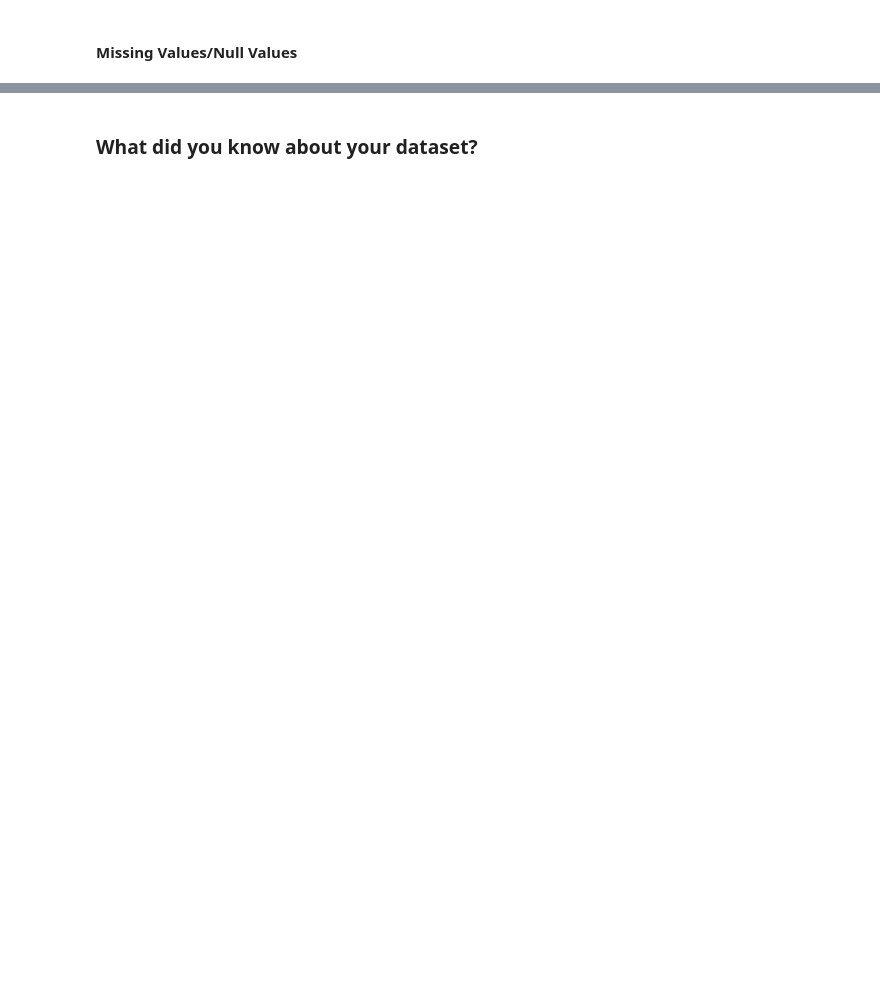
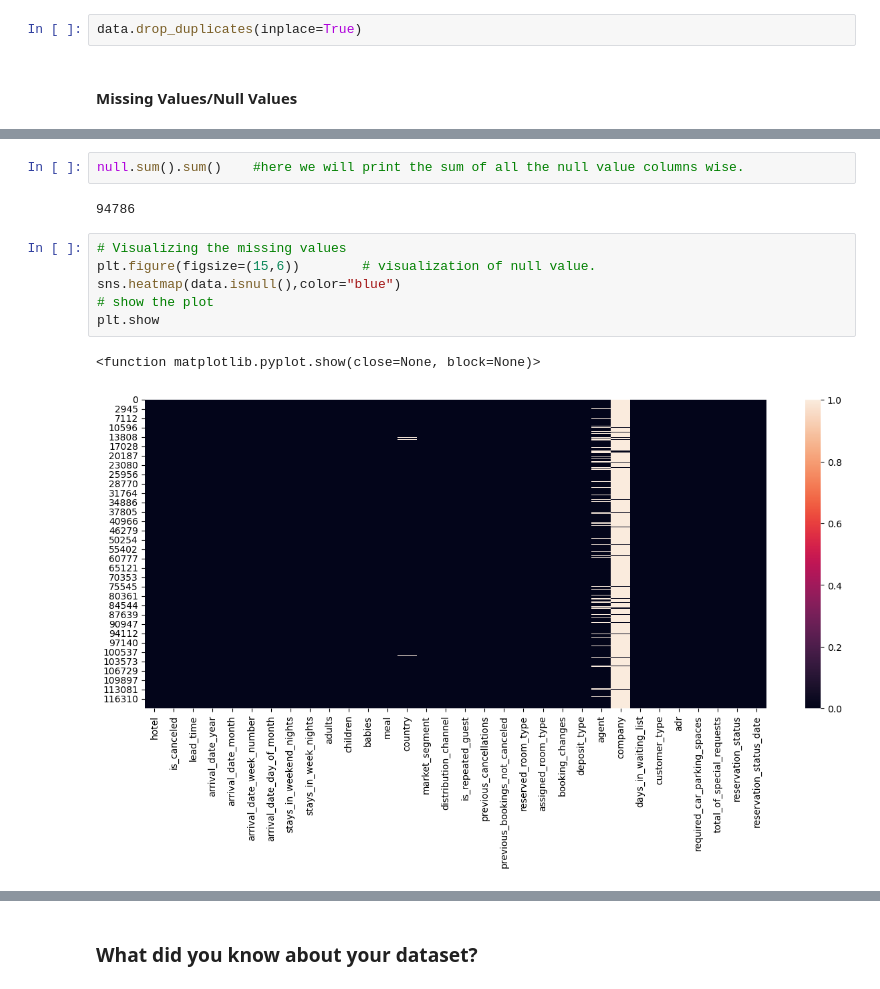
Before and after one commit to Priyamadke/hotel_an_project, a Jupyter notebook: hotel_capstone_project.ipynb, the cells around one changed output, grey strips where cells are left out. Saved outputs shown, nothing was run; the diff lists cells and outputs as text; blank space fills up the shorter version.

Commit message:
visualization completed

```diff
--- a/hotel_capstone_project.ipynb
+++ b/hotel_capstone_project.ipynb
@@ -140,3 +163,5 @@ the no.of columns are: 32
+# %%
+data.drop_duplicates(inplace=True)
 # %% [markdown]
 #### Missing Values/Null Values
 # %%
@@ -145,0 +205,13 @@ the no.of columns are: 32
+# %%
+null.sum().sum()    #here we will print the sum of all the null value columns wise.
+# %% [output]
+94786
+# %%
+# Visualizing the missing values
+plt.figure(figsize=(15,6))        # visualization of null value.
+sns.heatmap(data.isnull(),color="blue")
+# show the plot
+plt.show
+# %% [output]
+<function matplotlib.pyplot.show(close=None, block=None)>
+[figure, added]
```
Also changed, not shown: parts of 174 cells of this notebook.
